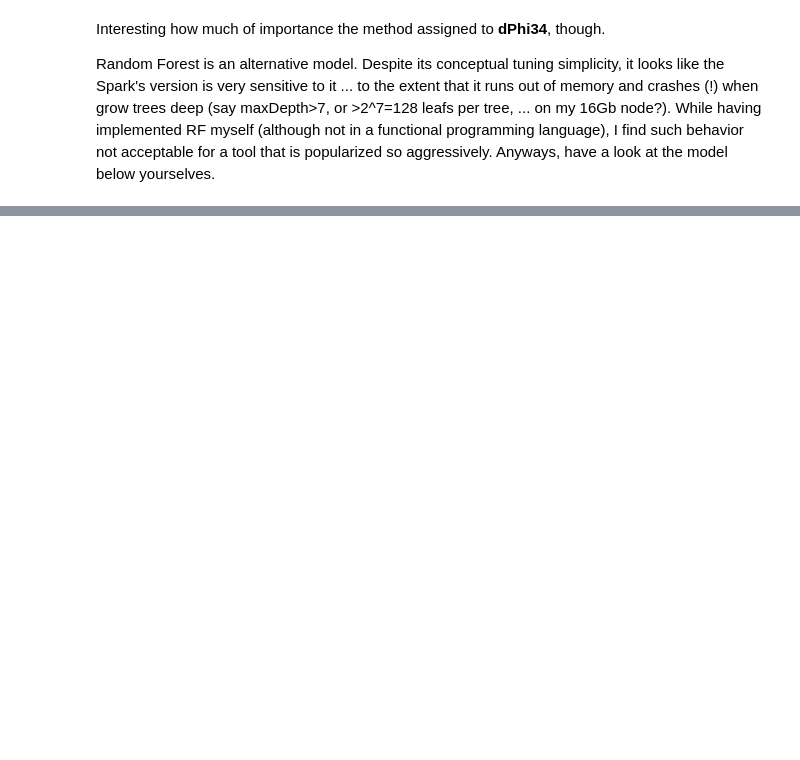
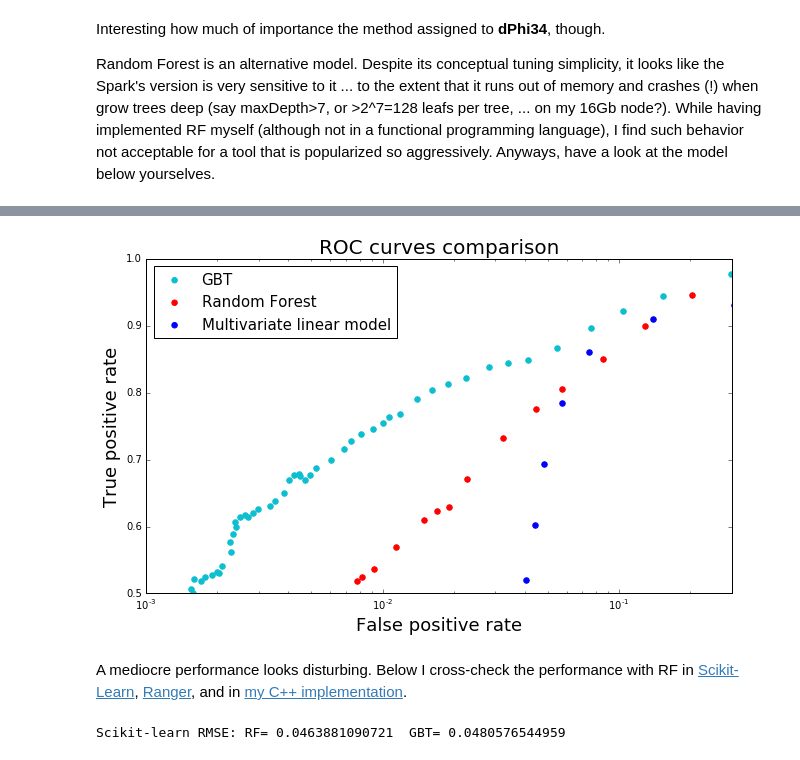
Before and after one commit to kkotov/emtfPtRegression, a Jupyter notebook: ModelSelection.ipynb, the cells around one changed output, grey strips where cells are left out. Cells and saved outputs as stored; diff of their text form; code cells hidden in the pictures; blank space fills up the shorter version.

```diff
--- a/ModelSelection.ipynb
+++ b/ModelSelection.ipynb
@@ -1335,0 +841,16 @@ plt.show()
+# %%
+rfROC = rocMetric( np.array(
+                       [ (row['ptTrue'], 1./row['prediction'], 1) for row in rfTest[['ptTrue','prediction']].collect() ],
+                       dtype  = stdTypes ),
+                   binning )
+
+fig, ax0 = prepareRocPlot({"Multivariate linear model":(multiLinROC,'blue'),
+                           "GBT":(gbtROC,'#0cbfd0'),
+                           "Random Forest": (rfROC,'red')})
+ax0.set_ylim(0.5, 1.)
+ax0.set_xlim(0.001, 0.3)
+plt.show()
+# %% [output]
+[figure, added]
+# %% [markdown]
+A mediocre performance looks disturbing. Below I cross-check the performance with RF in [Scikit-Learn](scikit-learn.org), [Ranger](https://github.com/imbs-hl/ranger), and in [my C++ implementation](https://github.com/kkotov/ml).
@@ -1335,0 +907,23 @@ plt.show()
+# %%
+# Train the RF and GBT in sklearn
+from sklearn.ensemble import RandomForestRegressor, GradientBoostingRegressor
+from sklearn.metrics import mean_squared_error
+
+# models
+sklRf  = RandomForestRegressor(n_estimators=128, max_features=len(predictors)/2, n_jobs=6)
+sklGbt = GradientBoostingRegressor(n_estimators=128, learning_rate=0.1, max_depth=8, random_state=0, loss='ls')
+
+# fit the model
+sklRf .fit(trainSet[predictors], trainSet[['ptTrueInv']].values.ravel())
+sklGbt.fit(trainSet[predictors], trainSet[['ptTrueInv']].values.ravel())
+
+# predict and invert the target to a normal scale
+sklRfTest  = 1./sklRf. predict(testSet[predictors])
+sklGbtTest = 1./sklGbt.predict(testSet[predictors])
+
+sklRfRMSE  = math.sqrt( mean_squared_error(testSet[['ptTrueInv']].values.ravel(), 1./sklRfTest)  )
+sklGbtRMSE = math.sqrt( mean_squared_error(testSet[['ptTrueInv']].values.ravel(), 1./sklGbtTest) )
+
+print "Scikit-learn RMSE: RF=", sklRfRMSE, " GBT=", sklGbtRMSE
+# %% [output]
+Scikit-learn RMSE: RF= 0.0463881090721  GBT= 0.0480576544959
```
Also changed, not shown: parts of 78 cells of this notebook.
